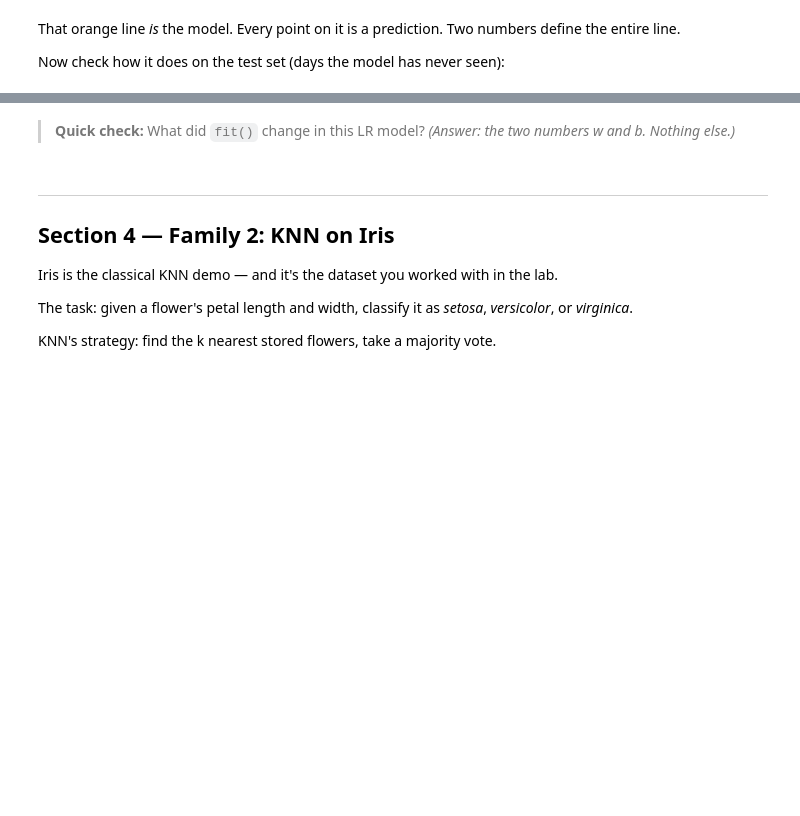
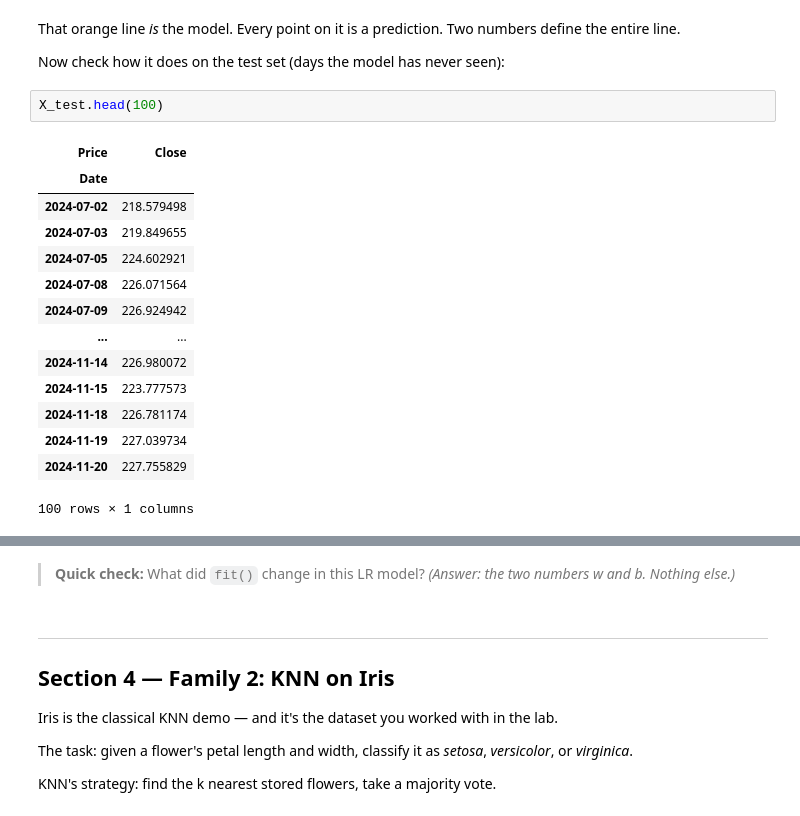
Before and after one commit to b3rtram/uas_ml, a Jupyter notebook: lecture04_Machinelearning_01/lecture_4_machine_learning.ipynb, the cells around one changed output, grey strips where cells are left out. Saved outputs shown, nothing was run; the diff lists cells and outputs as text; blank space fills up the shorter version.

```diff
--- a/lecture04_Machinelearning_01/lecture_4_machine_learning.ipynb
+++ b/lecture04_Machinelearning_01/lecture_4_machine_learning.ipynb
@@ -190,6 +254,23 @@ plt.show()
 That orange line *is* the model. Every point on it is a prediction. Two numbers define the entire line.
 
 Now check how it does on the test set (days the model has never seen):
+# %%
+X_test.head(100)
+# %% [output]
+| Price | Close |
+| Date |  |
+| 2024-07-02 | 218.579498 |
+| 2024-07-03 | 219.849655 |
+| 2024-07-05 | 224.602921 |
+| 2024-07-08 | 226.071564 |
+| 2024-07-09 | 226.924942 |
+| ... | ... |
+| 2024-11-14 | 226.980072 |
+| 2024-11-15 | 223.777573 |
+| 2024-11-18 | 226.781174 |
+| 2024-11-19 | 227.039734 |
+| 2024-11-20 | 227.755829 |
+100 rows × 1 columns
 # %%
 y_pred_lr = model_lr.predict(X_test)
 mse_lr = np.mean((y_test - y_pred_lr)**2)
```
Also changed, not shown: parts of 18 cells of this notebook, 7 other files.
